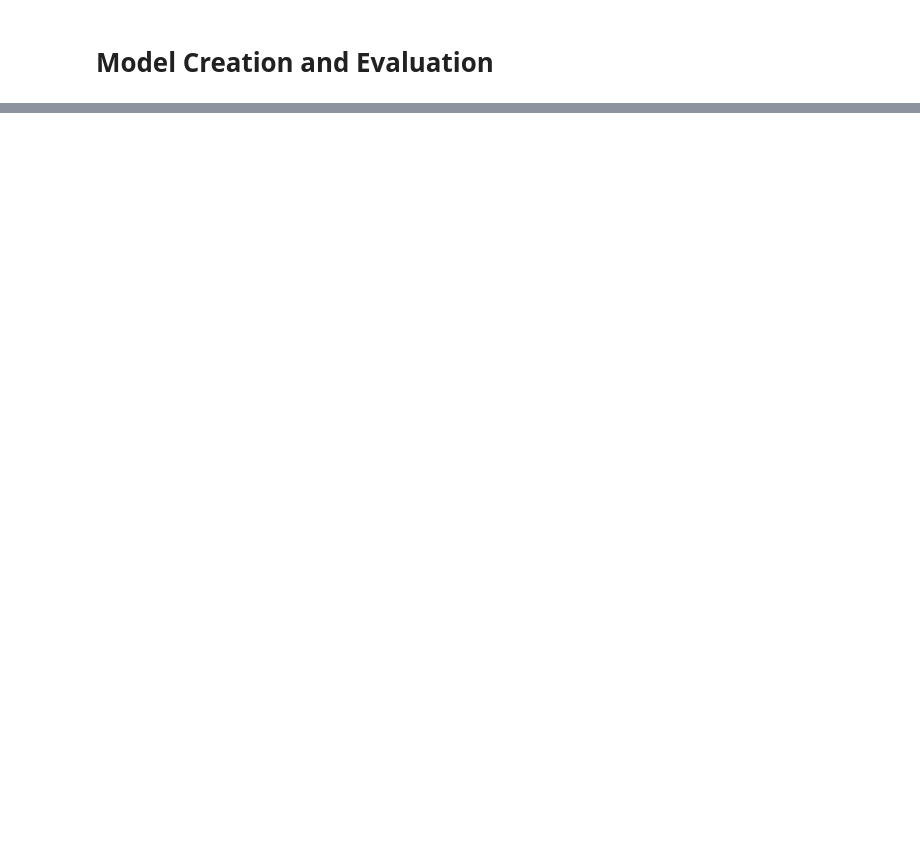
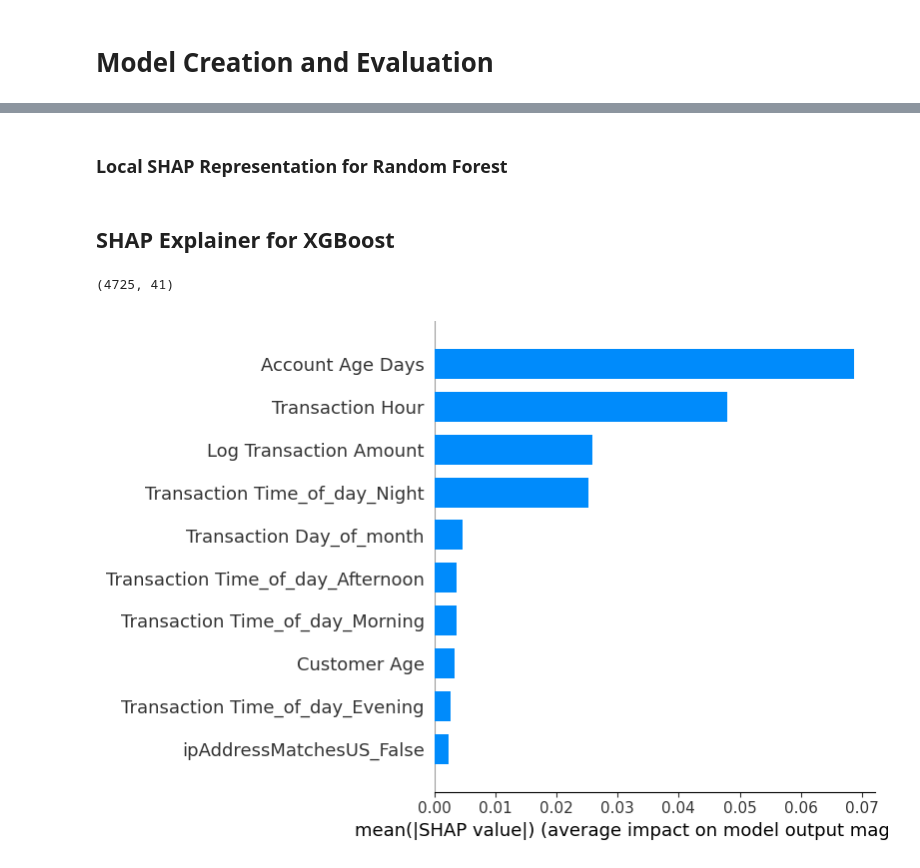
Before and after one commit to EldrickSYK/BT4012, a Jupyter notebook: BT4012_Models.ipynb, the cells around one changed output, grey strips where cells are left out. Cells and saved outputs as stored; diff of their text form; code cells hidden in the pictures; blank space fills up the shorter version.

```diff
--- a/BT4012_Models.ipynb
+++ b/BT4012_Models.ipynb
@@ -210,0 +359,14 @@ AUC Score: 0.827493862977014
+# %% [markdown]
+### Local SHAP Representation for Random Forest
+# %% [markdown]
+## SHAP Explainer for XGBoost
+# %%
+explainer = shap.TreeExplainer(pipeline_xgb['classifier'])
+shap_values = explainer(X_test)
+
+print(shap_values.shape)
+# shap.plots.bar(shap_values)
+shap.summary_plot(shap_values, X_test, plot_type='bar', max_display=10)
+# %% [output]
+(4725, 41)
+[figure, added]
```
Also changed, not shown: parts of 22 cells of this notebook, 7 other files.
